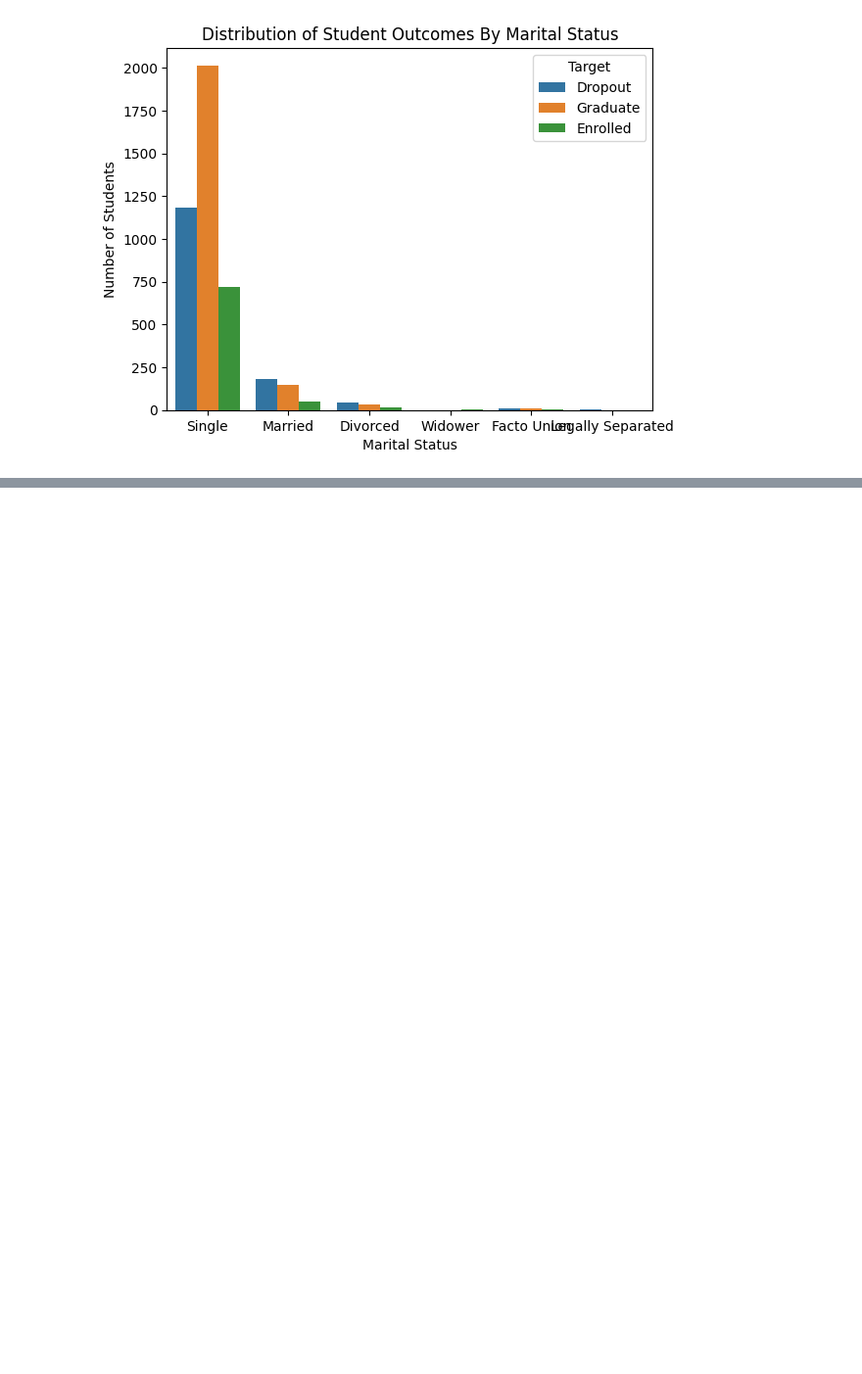
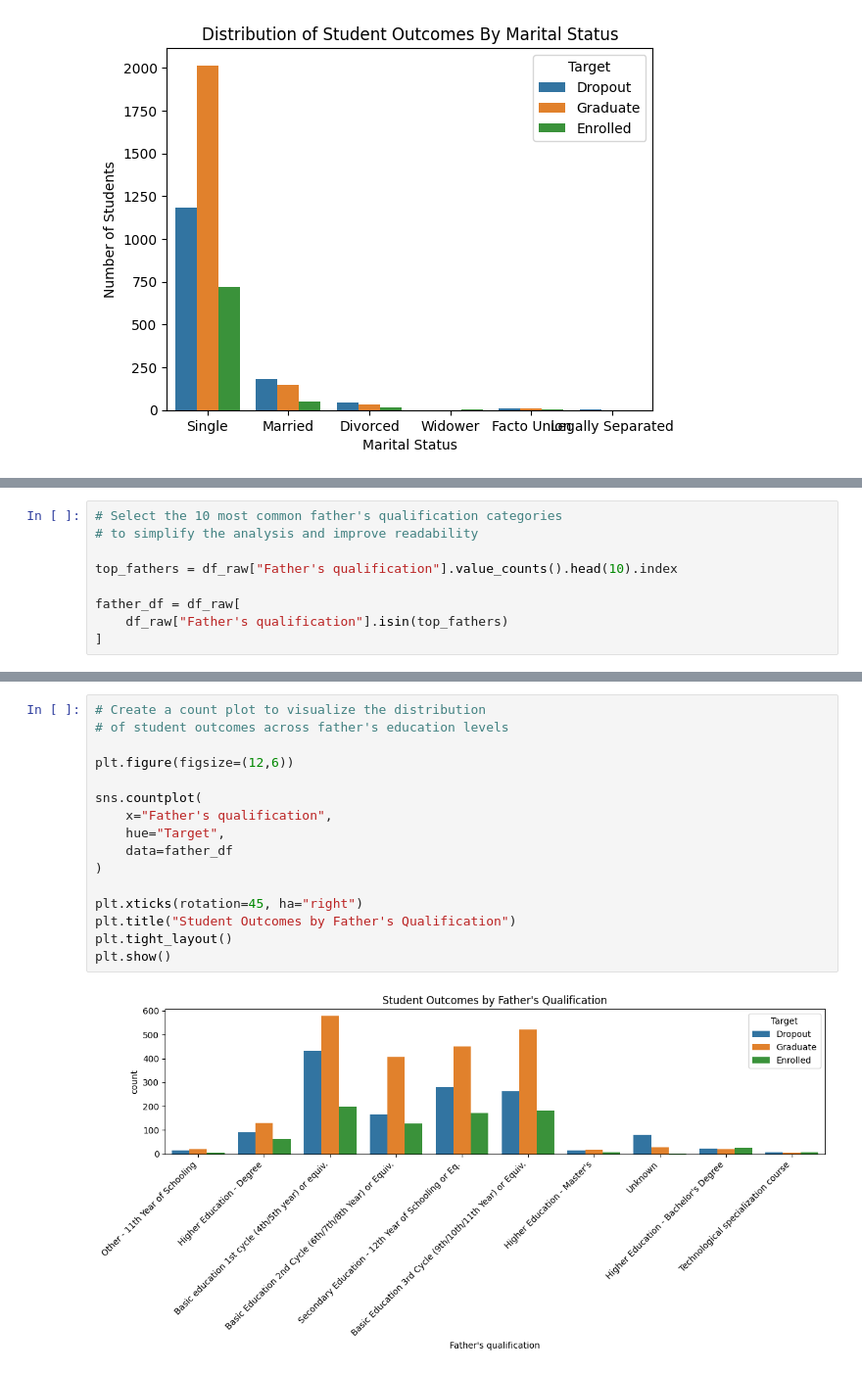
Before and after one commit to atile4/math-9-final-project, a Jupyter notebook: notebooks/notebook_02.ipynb, the cells around one changed output, grey strips where cells are left out. Shown at 98% size. Cells and saved outputs as stored; diff of their text form; blank space fills up the shorter version.

```diff
--- a/notebooks/notebook_02.ipynb
+++ b/notebooks/notebook_02.ipynb
@@ -153,0 +272,9 @@ plt.show()
+# %%
+# Select the 10 most common father's qualification categories
+# to simplify the analysis and improve readability
+
+top_fathers = df_raw["Father's qualification"].value_counts().head(10).index
+
+father_df = df_raw[
+    df_raw["Father's qualification"].isin(top_fathers)
+]
@@ -153,0 +306,18 @@ plt.show()
+# %%
+# Create a count plot to visualize the distribution
+# of student outcomes across father's education levels
+
+plt.figure(figsize=(12,6))
+
+sns.countplot(
+    x="Father's qualification",
+    hue="Target",
+    data=father_df
+)
+
+plt.xticks(rotation=45, ha="right")
+plt.title("Student Outcomes by Father's Qualification")
+plt.tight_layout()
+plt.show()
+# %% [output]
+[figure, added]
```
Also changed, not shown: parts of 14 cells of this notebook.
